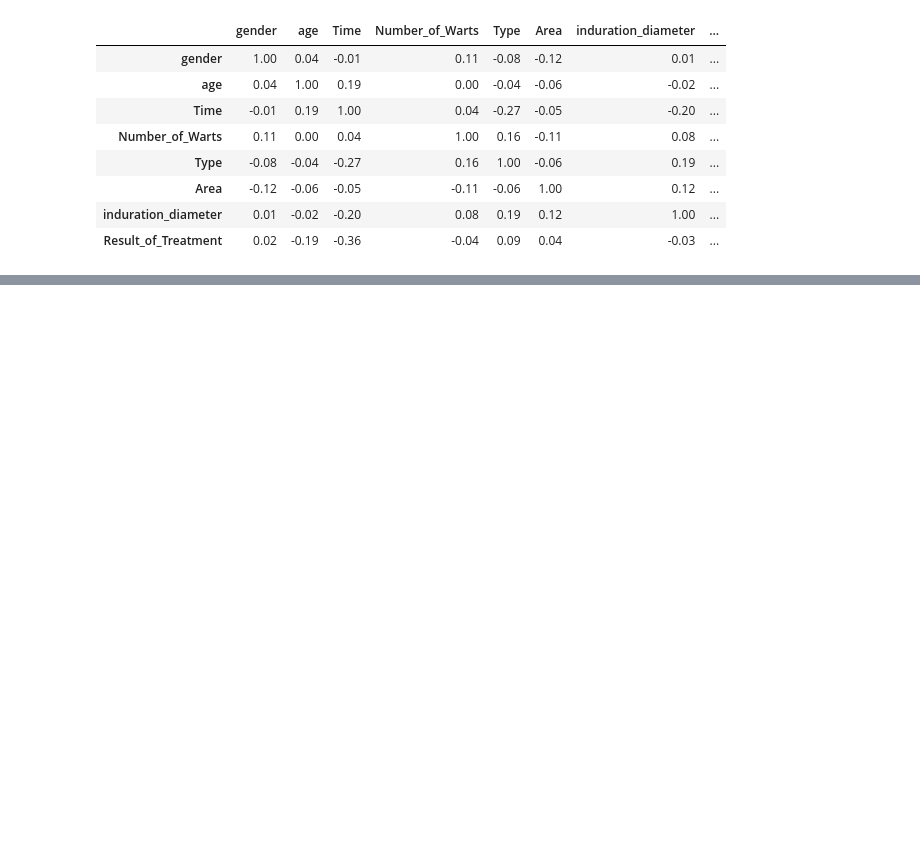
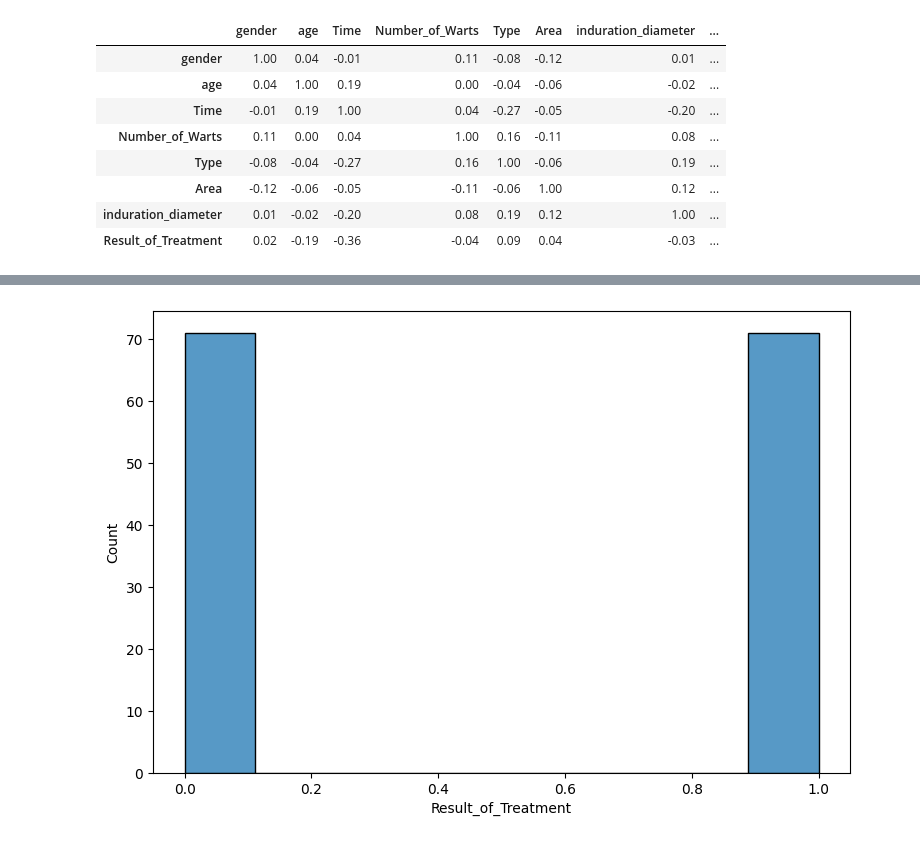
Before and after one commit to biljef727/ALP_DataMining, a Jupyter notebook: BillyJefferson_ALP_0706022010003.ipynb, the cells around one changed output, grey strips where cells are left out. Drawn from its saved outputs; the diff is of its cells as text; code cells hidden in the pictures; blank space fills up the shorter version.

```diff
--- a/BillyJefferson_ALP_0706022010003.ipynb
+++ b/BillyJefferson_ALP_0706022010003.ipynb
@@ -104,0 +281,13 @@ LinearRegression()
+# %%
+from imblearn.over_sampling import SMOTE
+x = df.drop(['Result_of_Treatment'],axis=1)
+y = df['Result_of_Treatment']
+# %%
+sm = SMOTE(random_state=30)
+x_sampling , y_sampling = sm.fit_resample(x,y)
+# %%
+fig = plt.subplots(figsize=(9,6))
+sns.histplot(data=y_sampling)
+plt.show()
+# %% [output]
+[figure, added]
```
Also changed, not shown: parts of 30 cells of this notebook.
